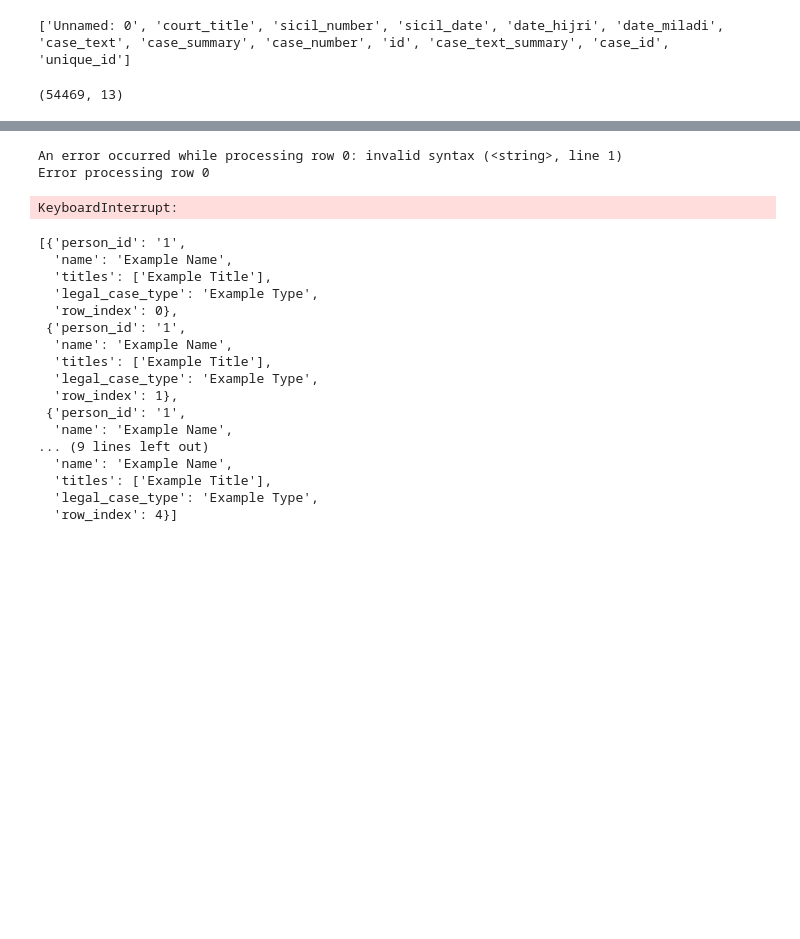
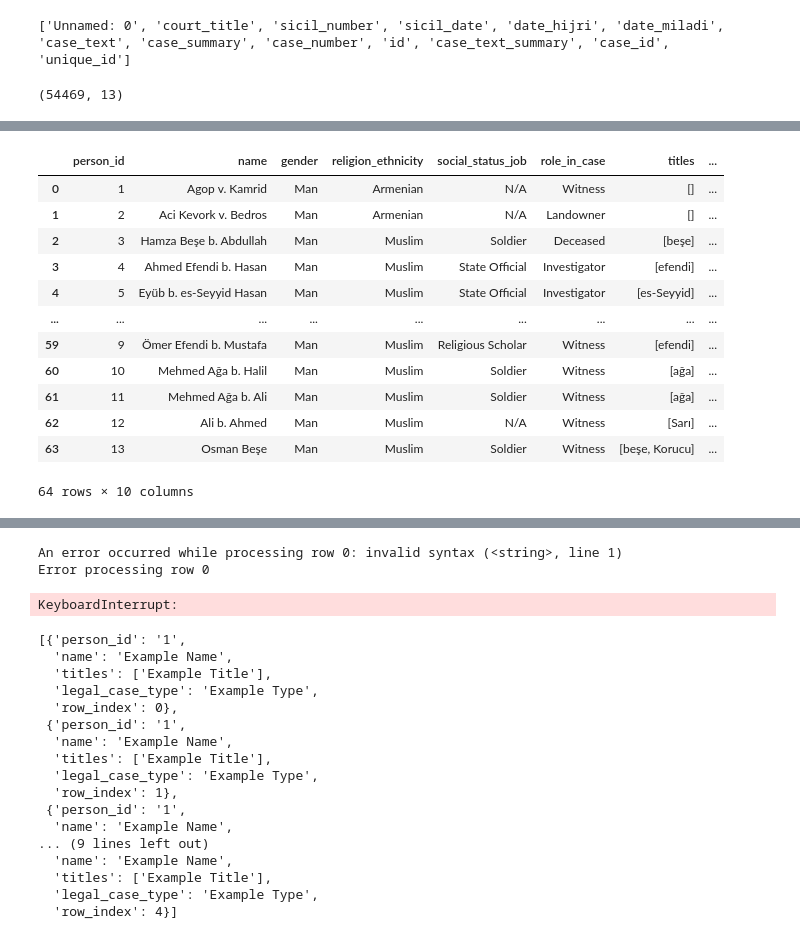
Before and after one commit to yuksekyusuf/Sufism-and-Urban-Religiosity, a Jupyter notebook: Urban Religiosity.ipynb, the cells around one changed output, grey strips where cells are left out. Drawn from its saved outputs; the diff is of its cells as text; code cells hidden in the pictures; blank space fills up the shorter version.

```diff
--- a/Urban Religiosity.ipynb
+++ b/Urban Religiosity.ipynb
@@ -245,0 +270,21 @@ def perform_ner(text, index):
+# %%
+def process_dataframe_ner(df, text_column, column_id):
+    ner_results = []
+    for index, row in df.iterrows():
+        case_input = row[text_column]
+        case_id = row[column_id]
+        ner_result = automate_ner(case_input)
+        print(ner_result)
+        if 'error' not in ner_result:
+            for person in ner_result.get('persons', []):
+                person['legal_case_type'] = ner_result.get('legal_case_type', 'N/A')
+                person['row_index'] = index
+                person['case_unique_id'] = case_id
+                ner_results.append(person)
+        else:
+            print(f"Error processing row {index}: {ner_result['error']}")
+    ner_df = pd.DataFrame(ner_results)
+    return ner_df
+# %%
+df_subset = df_copy.copy().iloc[100:105]
+df_subset
@@ -245,0 +307,2 @@ def perform_ner(text, index):
+# %%
+ner_df = process_dataframe_ner(df_subset, 'case_text_summary', 'case_unique_id')
@@ -245,0 +315,16 @@ def perform_ner(text, index):
+# %%
+ner_df
+# %% [output]
+|  | person_id | name | gender | religion_ethnicity | social_status_job | role_in_case | titles | ... |
+| 0 | 1 | Agop v. Kamrid | Man | Armenian | N/A | Witness | [] | ... |
+| 1 | 2 | Aci Kevork v. Bedros | Man | Armenian | N/A | Landowner | [] | ... |
+| 2 | 3 | Hamza Beşe b. Abdullah | Man | Muslim | Soldier | Deceased | [beşe] | ... |
+| 3 | 4 | Ahmed Efendi b. Hasan | Man | Muslim | State Official | Investigator | [efendi] | ... |
+| 4 | 5 | Eyüb b. es-Seyyid Hasan | Man | Muslim | State Official | Investigator | [es-Seyyid] | ... |
+| ... | ... | ... | ... | ... | ... | ... | ... | ... |
+| 59 | 9 | Ömer Efendi b. Mustafa | Man | Muslim | Religious Scholar | Witness | [efendi] | ... |
+| 60 | 10 | Mehmed Ağa b. Halil | Man | Muslim | Soldier | Witness | [ağa] | ... |
+| 61 | 11 | Mehmed Ağa b. Ali | Man | Muslim | Soldier | Witness | [ağa] | ... |
+| 62 | 12 | Ali b. Ahmed | Man | Muslim | N/A | Witness | [Sarı] | ... |
+| 63 | 13 | Osman Beşe | Man | Muslim | Soldier | Witness | [beşe, Korucu] | ... |
+64 rows × 10 columns
```
Also changed, not shown: parts of 13 cells of this notebook.
